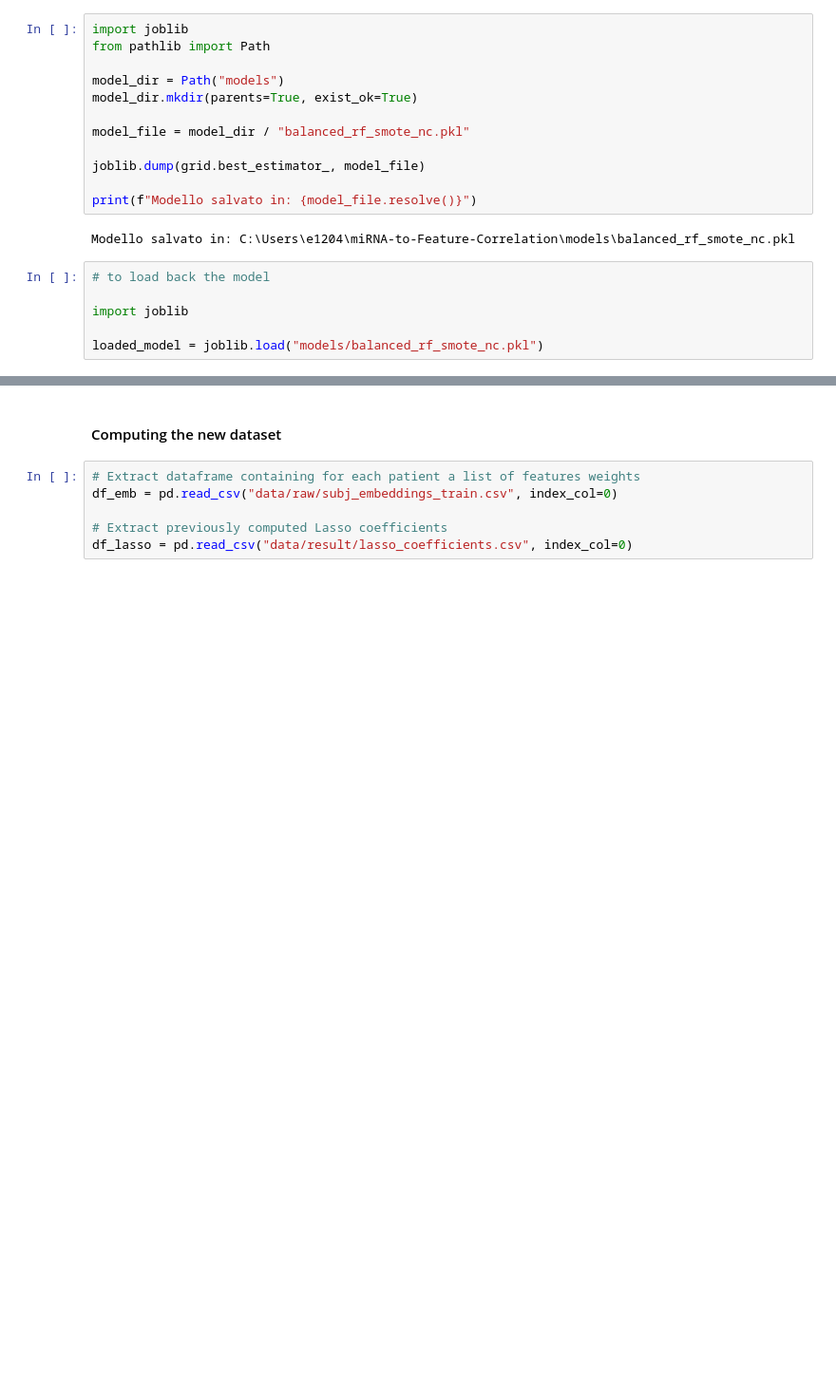
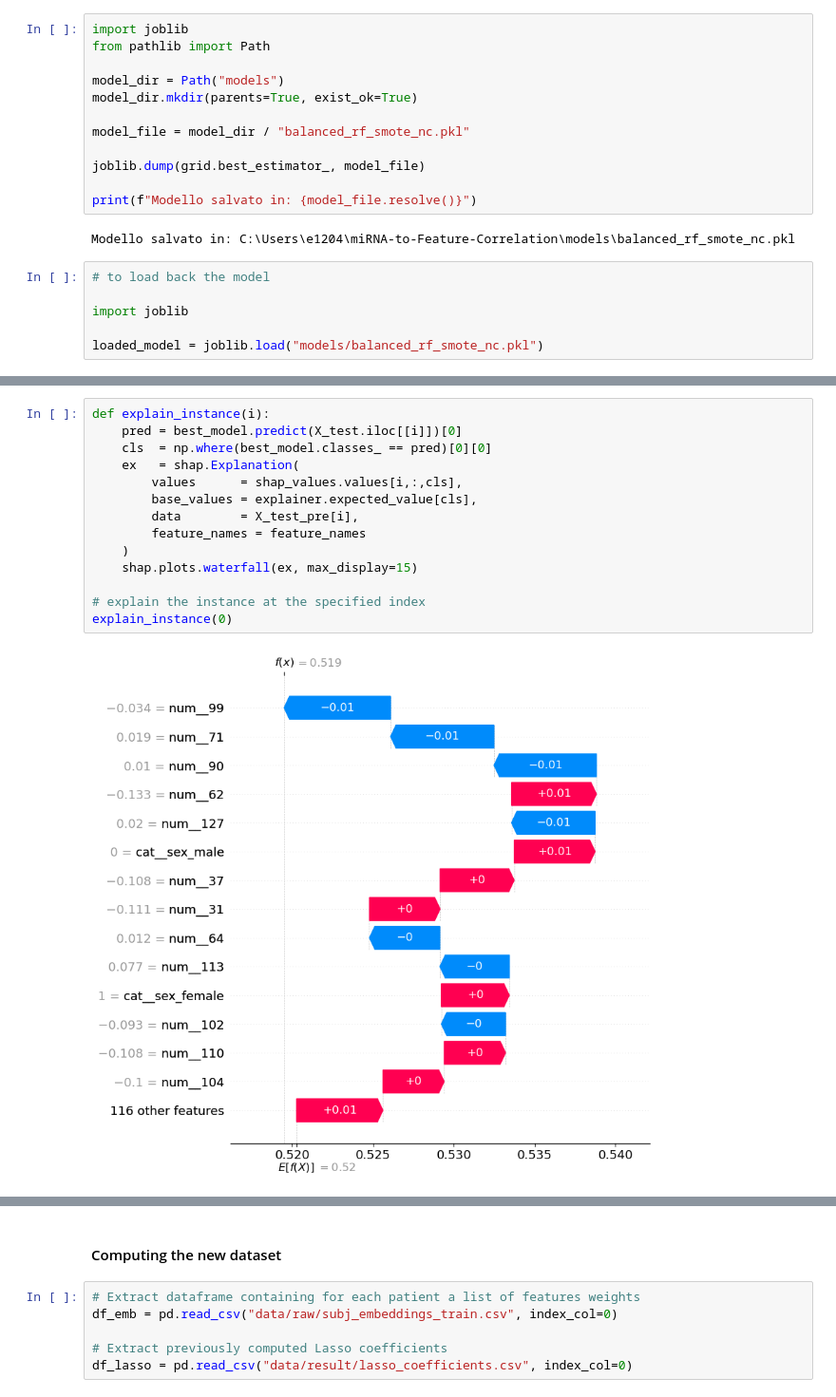
Before and after one commit to ematanzi/miRNA-to-Feature-Correlation, a Jupyter notebook: correlation_checking_strategies.ipynb, the cells around one changed output, grey strips where cells are left out. Shown: that part at 95% size. Cells and saved outputs as stored; diff of their text form; blank space fills up the shorter version.

```diff
--- a/correlation_checking_strategies.ipynb
+++ b/correlation_checking_strategies.ipynb
@@ -997,0 +1192,16 @@ IndexError: only integers, slices (`:`), ellipsis (`...`), numpy.newaxis (`None`
+# %%
+def explain_instance(i):
+    pred = best_model.predict(X_test.iloc[[i]])[0]
+    cls  = np.where(best_model.classes_ == pred)[0][0]
+    ex   = shap.Explanation(
+        values      = shap_values.values[i,:,cls],
+        base_values = explainer.expected_value[cls],
+        data        = X_test_pre[i],
+        feature_names = feature_names
+    )
+    shap.plots.waterfall(ex, max_display=15)
+
+# explain the instance at the specified index
+explain_instance(0)
+# %% [output]
+[figure, added]
```
Also changed, not shown: parts of 41 cells of this notebook.
